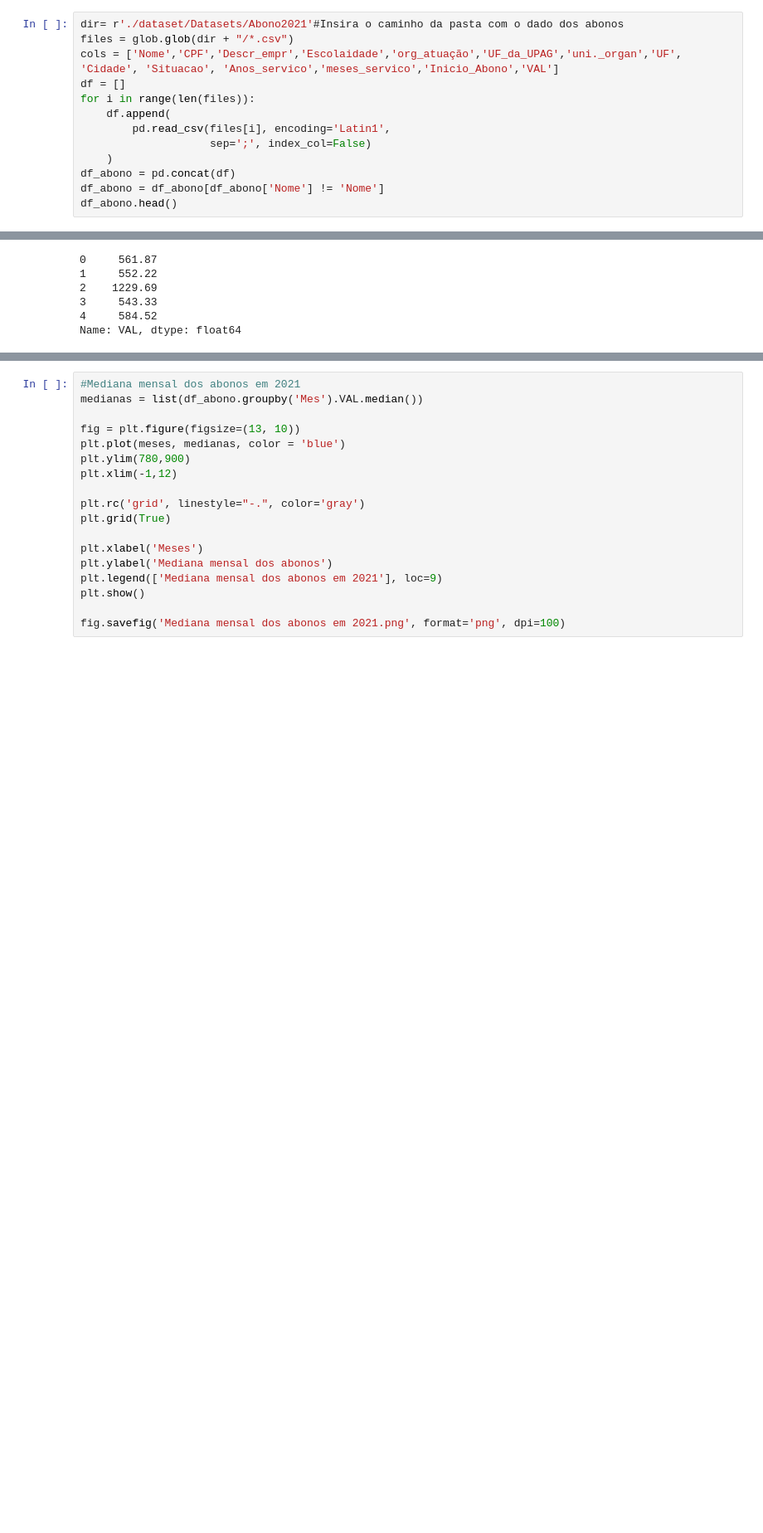
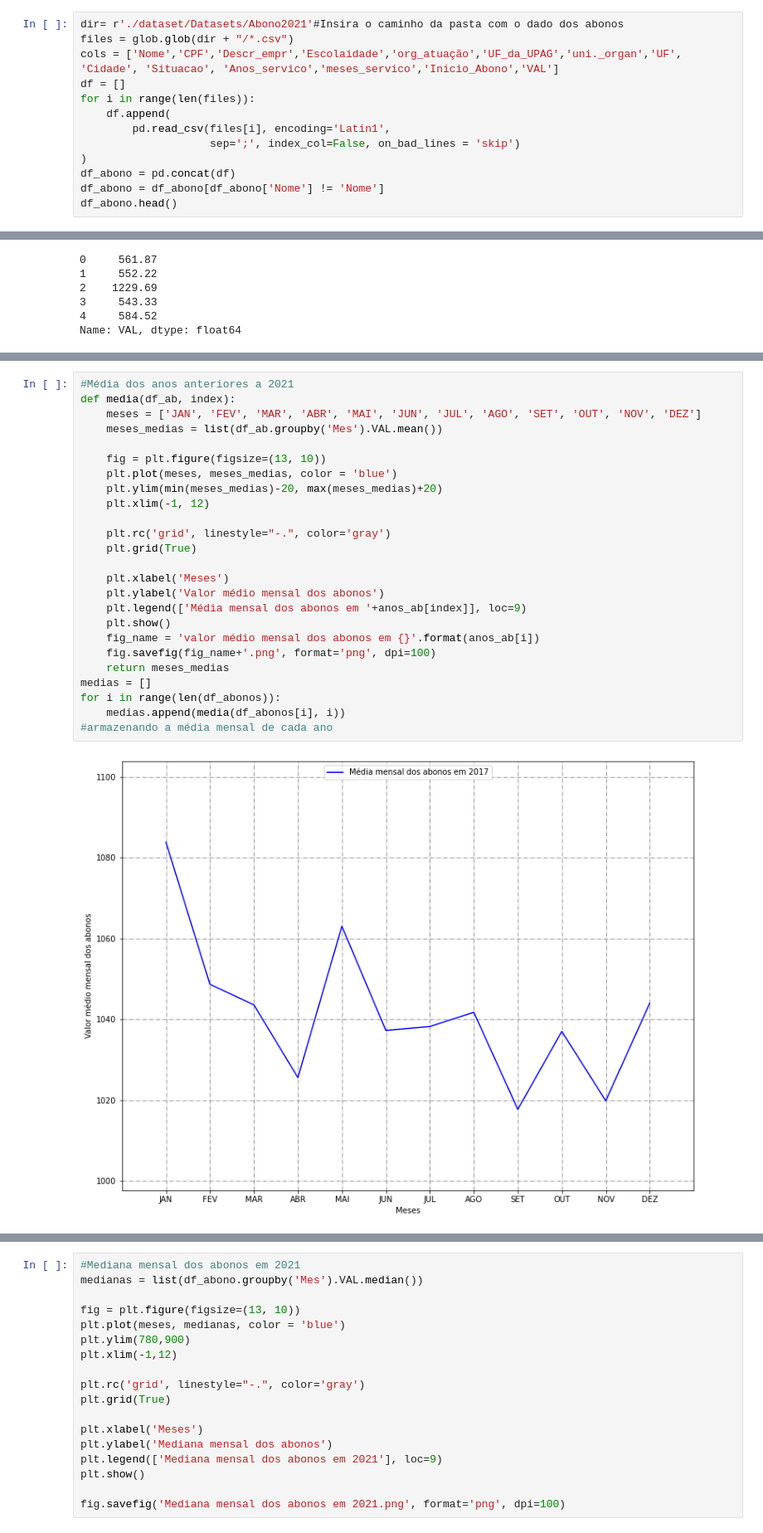
Before and after one commit to ghastcmd/data-science-project, a Jupyter notebook: Projeto.ipynb, the cells around one changed output, grey strips where cells are left out. Shown at 83% size. Drawn from its saved outputs; the diff is of its cells as text; blank space fills up the shorter version.

```diff
--- a/Projeto.ipynb
+++ b/Projeto.ipynb
@@ -33,8 +33,8 @@ df = []
 for i in range(len(files)):
     df.append(
         pd.read_csv(files[i], encoding='Latin1',
-                    sep=';', index_col=False)
-    )
+                    sep=';', index_col=False, on_bad_lines = 'skip')
+)
 df_abono = pd.concat(df)
 df_abono = df_abono[df_abono['Nome'] != 'Nome']
 df_abono.head()
@@ -140,0 +184,27 @@ Name: VAL, dtype: float64
+# %%
+#Média dos anos anteriores a 2021
+def media(df_ab, index):
+    meses = ['JAN', 'FEV', 'MAR', 'ABR', 'MAI', 'JUN', 'JUL', 'AGO', 'SET', 'OUT', 'NOV', 'DEZ']
+    meses_medias = list(df_ab.groupby('Mes').VAL.mean())
+
+    fig = plt.figure(figsize=(13, 10))
+    plt.plot(meses, meses_medias, color = 'blue')
+    plt.ylim(min(meses_medias)-20, max(meses_medias)+20)
+    plt.xlim(-1, 12)
+
+    plt.rc('grid', linestyle="-.", color='gray')
+    plt.grid(True)
+
+    plt.xlabel('Meses')
+    plt.ylabel('Valor médio mensal dos abonos')
+    plt.legend(['Média mensal dos abonos em '+anos_ab[index]], loc=9)
+    plt.show()
+    fig_name = 'valor médio mensal dos abonos em {}'.format(anos_ab[i])
+    fig.savefig(fig_name+'.png', format='png', dpi=100)
+    return meses_medias
+medias = []
+for i in range(len(df_abonos)):
+    medias.append(media(df_abonos[i], i))
+#armazenando a média mensal de cada ano
+# %% [output]
+[figure, added]
```
Also changed, not shown: parts of 7 cells of this notebook.
